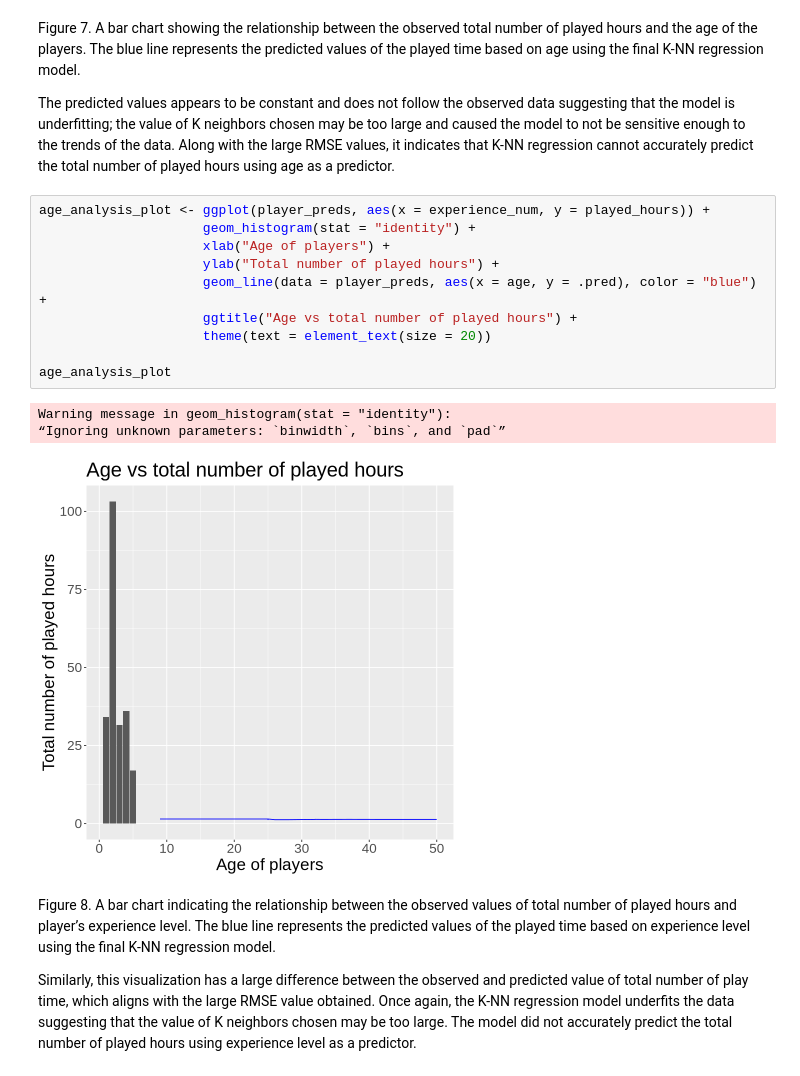
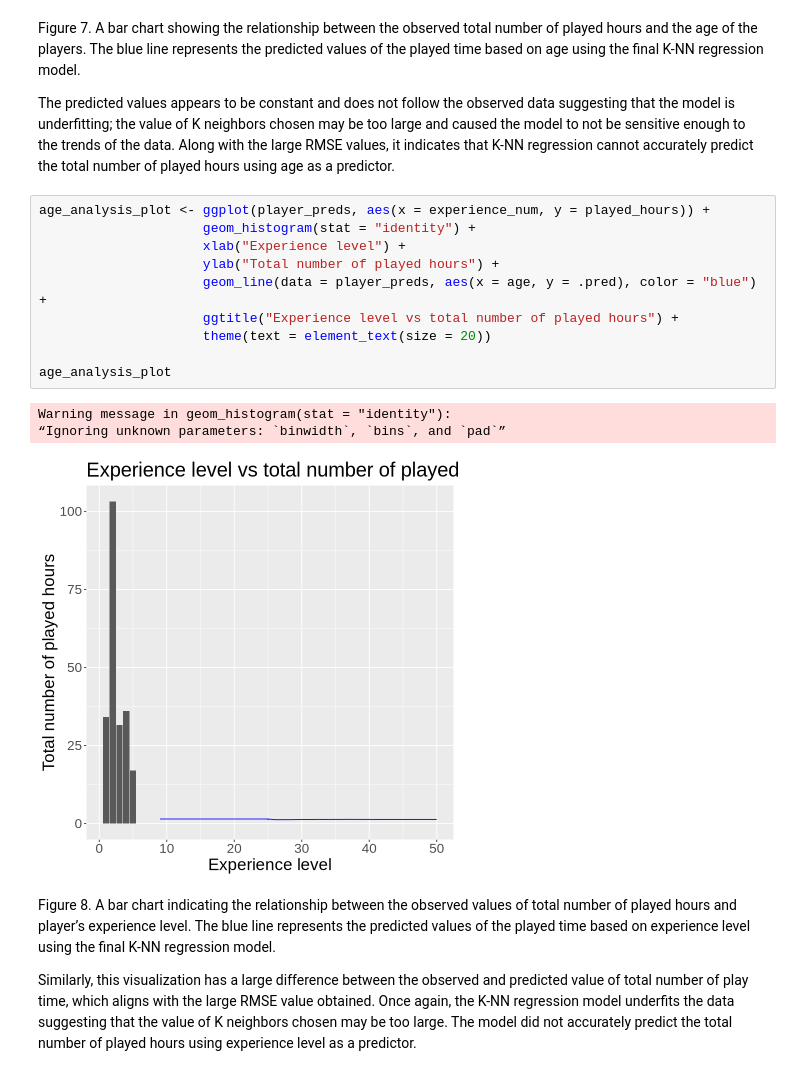
Before and after one commit to janeymhe/dsci-100-project, a Jupyter notebook: final_project.ipynb, the cells around one changed output. Drawn from its saved outputs; the diff is of its cells as text.

Commit message:
changed graph labels

```diff
--- a/final_project.ipynb
+++ b/final_project.ipynb
@@ -375,17 +375,17 @@ The predicted values appears to be constant and does not follow the observed dat
 # %%
 age_analysis_plot <- ggplot(player_preds, aes(x = experience_num, y = played_hours)) +
                      geom_histogram(stat = "identity") +
-                     xlab("Age of players") +
+                     xlab("Experience level") +
                      ylab("Total number of played hours") +
                      geom_line(data = player_preds, aes(x = age, y = .pred), color = "blue") +
-                     ggtitle("Age vs total number of played hours") +
+                     ggtitle("Experience level vs total number of played hours") +
                      theme(text = element_text(size = 20))
 
 age_analysis_plot
 # %% [output]
 Warning message in geom_histogram(stat = "identity"):
 “Ignoring unknown parameters: `binwidth`, `bins`, and `pad`”
-[figure, old version]
+[figure, new version]
 # %% [markdown]
 Figure 8. A bar chart indicating the relationship between the observed values of total number of played hours and player’s experience level. The blue line represents the predicted values of the played time based on experience level using the final K-NN regression model.
 
```
Also changed, not shown: parts of 4 cells of this notebook.
